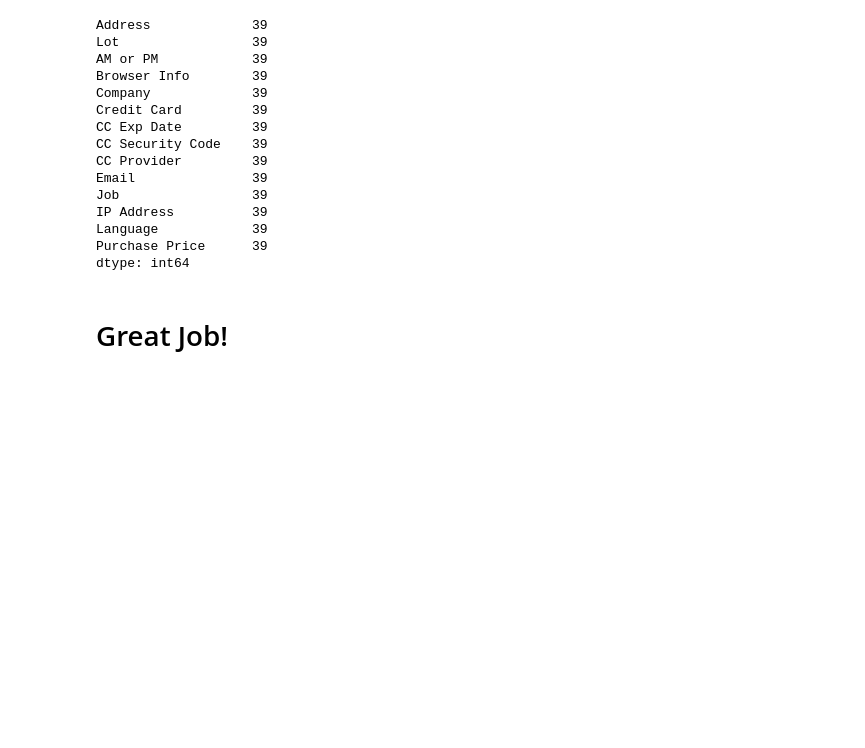
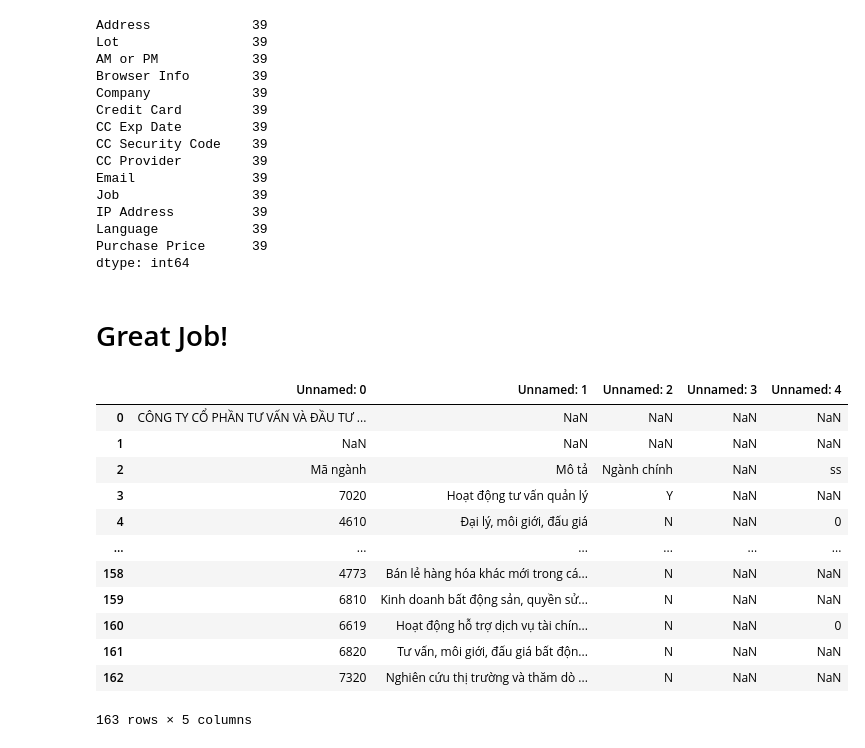
Before and after one commit to honghanhh/mci_python_33a8_l1, a Jupyter notebook: Assignments/D5_Pandas/duongltt_Assignment Pandas/Assigment1.ipynb, the cells around one changed output. Drawn from its saved outputs; the diff is of its cells as text; code cells hidden in the pictures; blank space fills up the shorter version.

```diff
--- a/Assignments/D5_Pandas/duongltt_Assignment Pandas/Assigment1.ipynb
+++ b/Assignments/D5_Pandas/duongltt_Assignment Pandas/Assigment1.ipynb
@@ -187,0 +199,17 @@ dtype: int64
+# %%
+sl= pd.read_excel("compare.xlsx", sheet_name='South street')
+sl
+# %% [output]
+|  | Unnamed: 0 | Unnamed: 1 | Unnamed: 2 | Unnamed: 3 | Unnamed: 4 |
+| 0 | CÔNG TY CỔ PHẦN TƯ VẤN VÀ ĐẦU TƯ ... | NaN | NaN | NaN | NaN |
+| 1 | NaN | NaN | NaN | NaN | NaN |
+| 2 | Mã ngành | Mô tả | Ngành chính | NaN | ss |
+| 3 | 7020 | Hoạt động tư vấn quản lý | Y | NaN | NaN |
+| 4 | 4610 | Đại lý, môi giới, đấu giá | N | NaN | 0 |
+| ... | ... | ... | ... | ... | ... |
+| 158 | 4773 | Bán lẻ hàng hóa khác mới trong cá... | N | NaN | NaN |
+| 159 | 6810 | Kinh doanh bất động sản, quyền sử... | N | NaN | NaN |
+| 160 | 6619 | Hoạt động hỗ trợ dịch vụ tài chín... | N | NaN | 0 |
+| 161 | 6820 | Tư vấn, môi giới, đấu giá bất độn... | N | NaN | NaN |
+| 162 | 7320 | Nghiên cứu thị trường và thăm dò ... | N | NaN | NaN |
+163 rows × 5 columns
```
Also changed, not shown: parts of 6 cells of this notebook, 2 other files.
